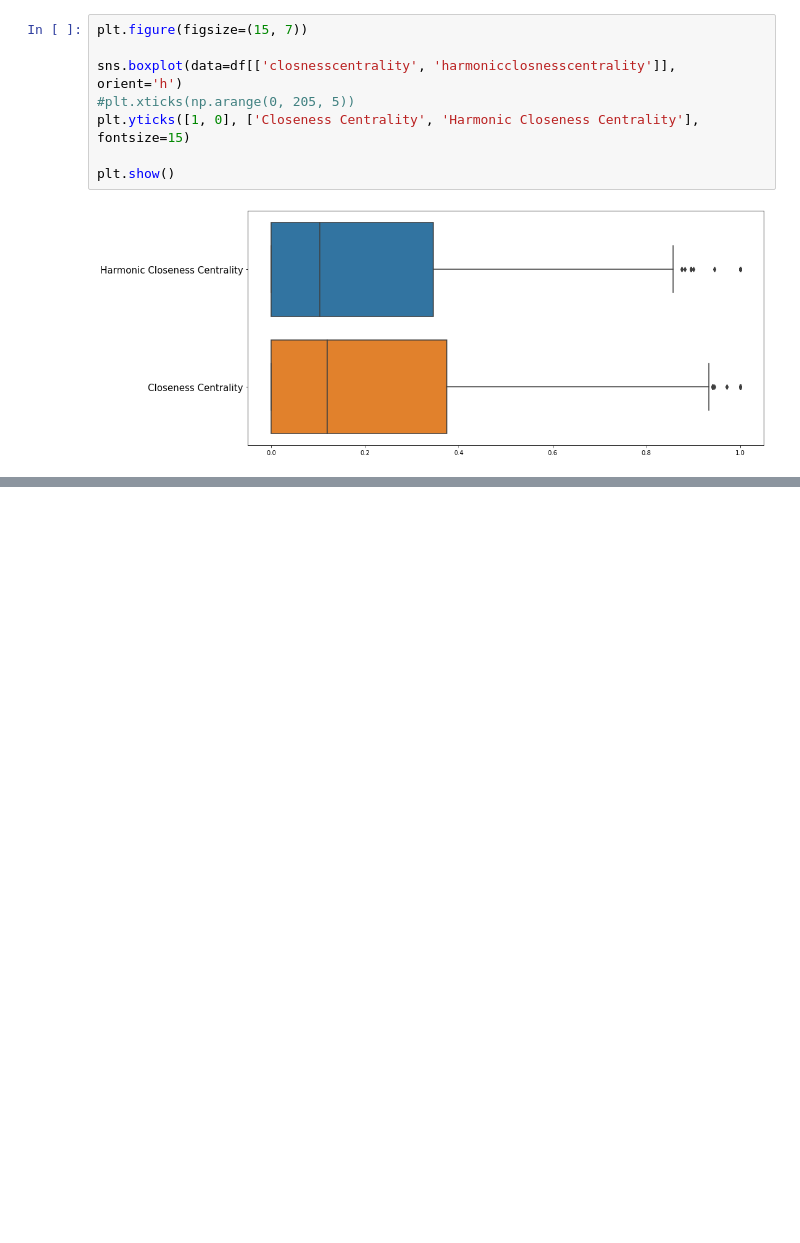
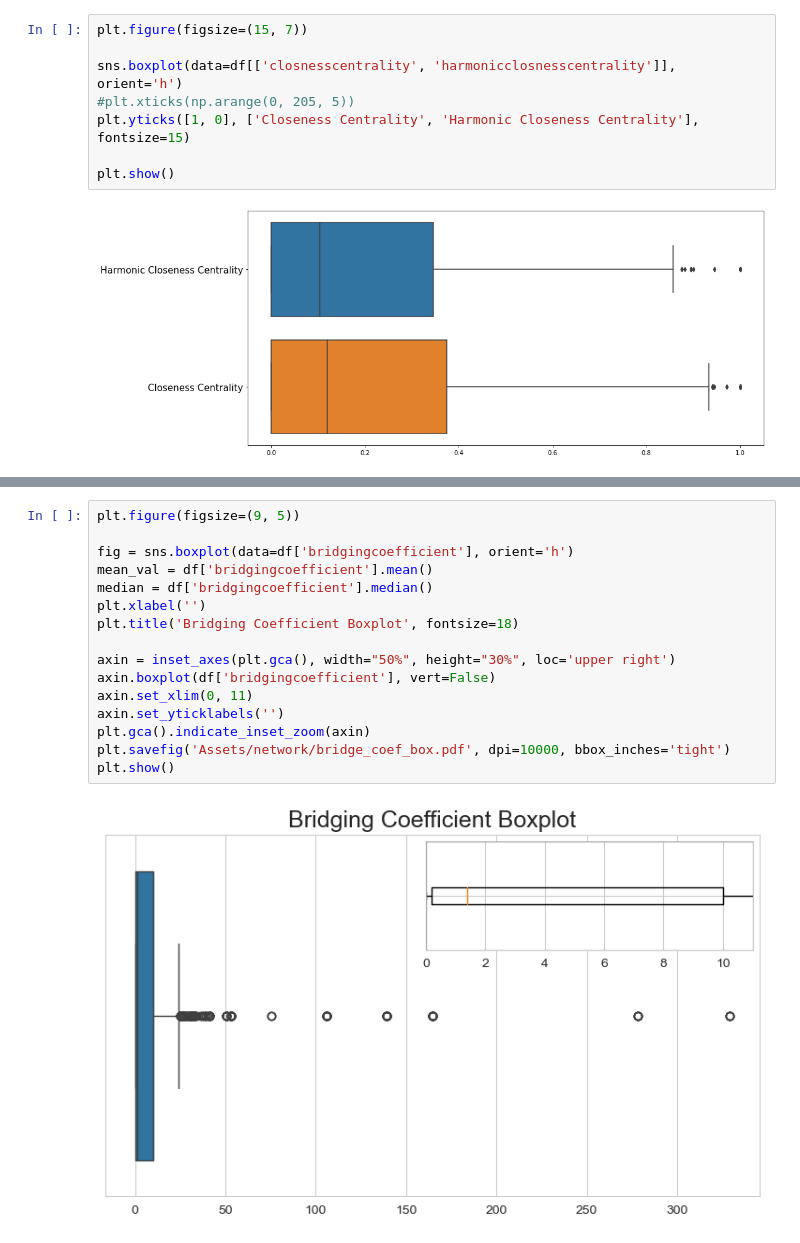
Before and after one commit to alexisfilippakopoulos/Social-Network-Analysis, a Jupyter notebook: data_wrangling.ipynb, the cells around one changed output, grey strips where cells are left out. Saved outputs shown, nothing was run; the diff lists cells and outputs as text; blank space fills up the shorter version.

```diff
--- a/data_wrangling.ipynb
+++ b/data_wrangling.ipynb
@@ -381,0 +499,18 @@ plt.show()
+# %%
+plt.figure(figsize=(9, 5))
+
+fig = sns.boxplot(data=df['bridgingcoefficient'], orient='h')
+mean_val = df['bridgingcoefficient'].mean()
+median = df['bridgingcoefficient'].median()
+plt.xlabel('')
+plt.title('Bridging Coefficient Boxplot', fontsize=18)
+
+axin = inset_axes(plt.gca(), width="50%", height="30%", loc='upper right')
+axin.boxplot(df['bridgingcoefficient'], vert=False)
+axin.set_xlim(0, 11)
+axin.set_yticklabels('')
+plt.gca().indicate_inset_zoom(axin)
+plt.savefig('Assets/network/bridge_coef_box.pdf', dpi=10000, bbox_inches='tight')
+plt.show()
+# %% [output]
+[figure, added]
```
Also changed, not shown: parts of 16 cells of this notebook, 7 other files.
